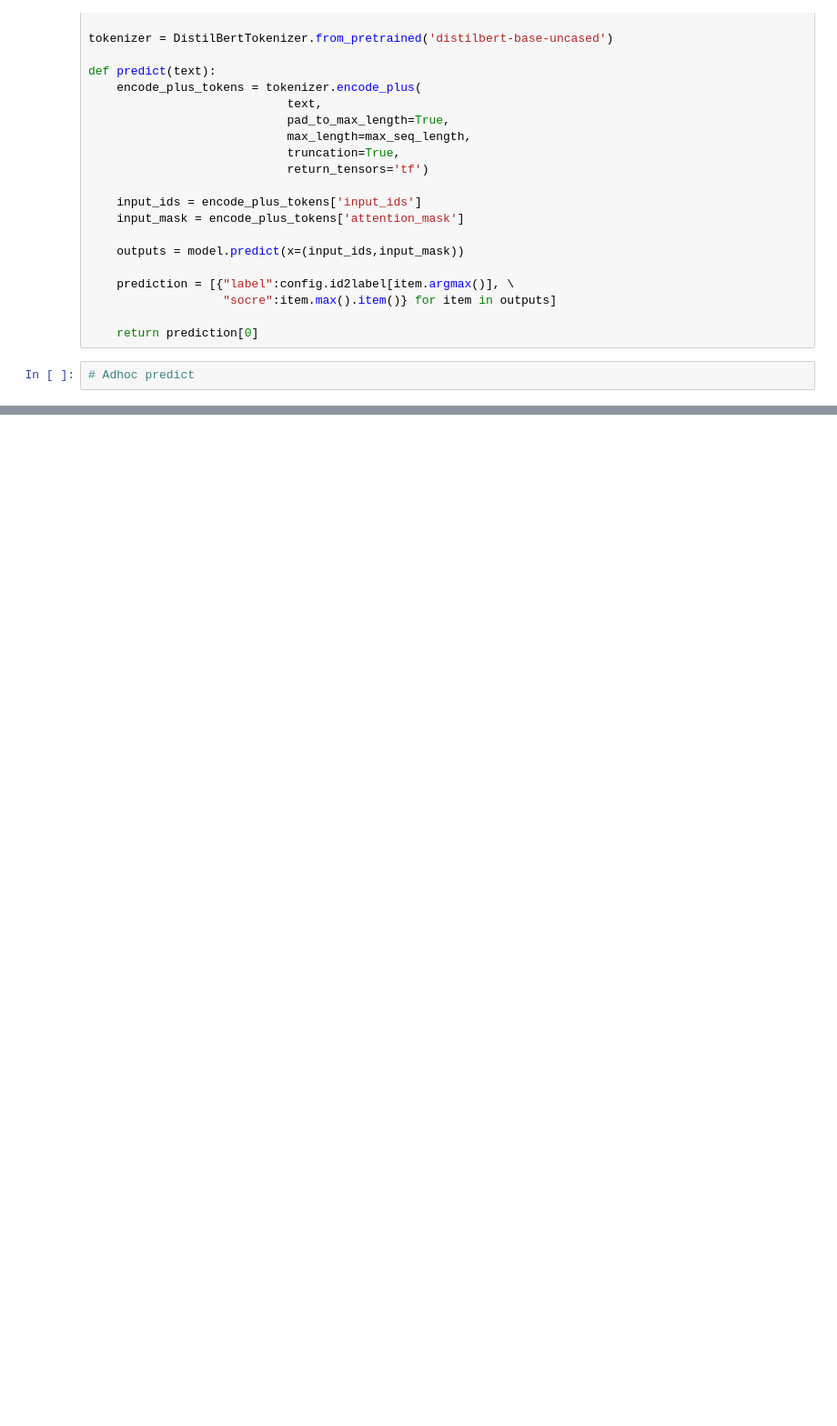
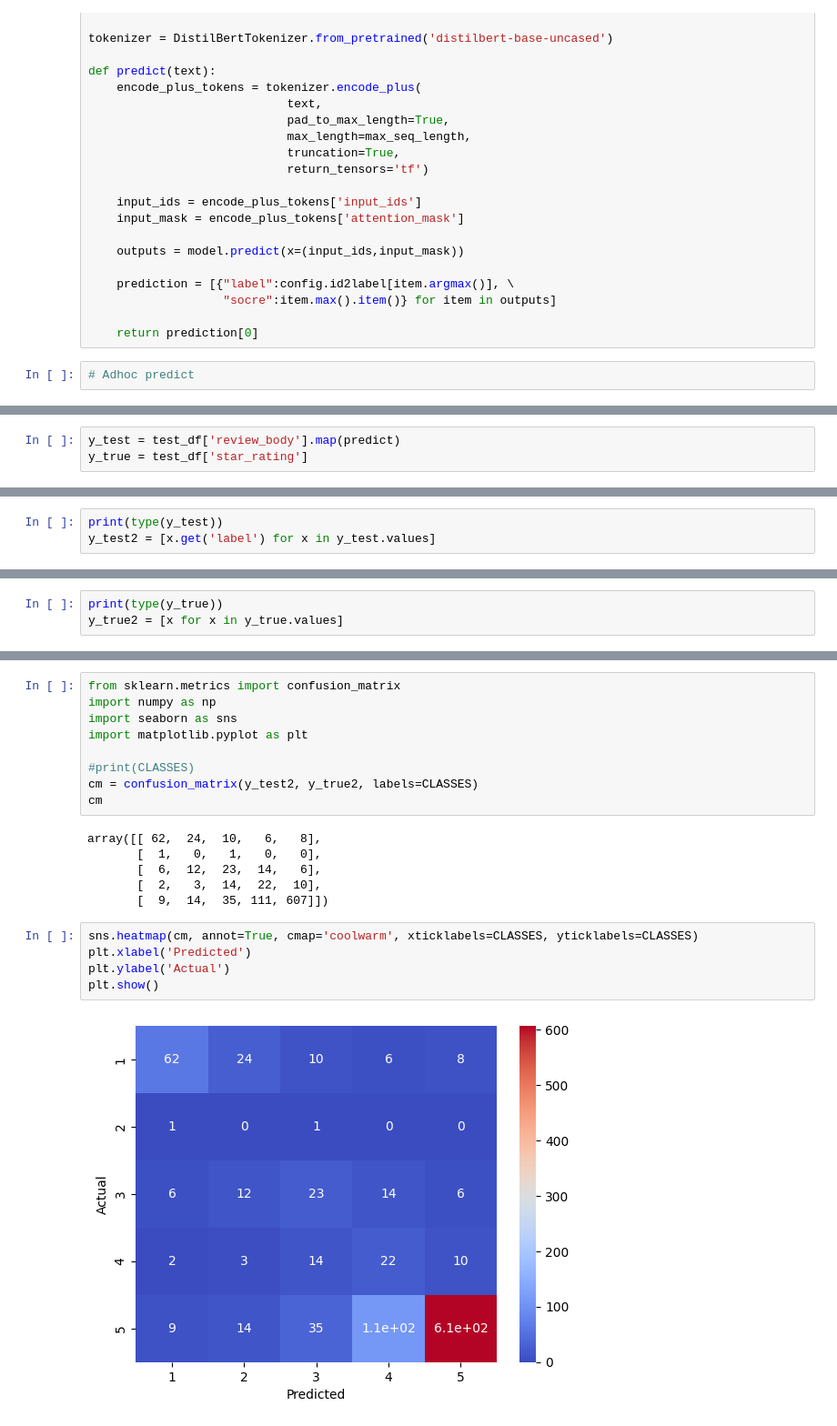
Before and after one commit to developer-onizuka/MachineLearningOnAWS, a Jupyter notebook: Fine-Tuning.ipynb, the cells around one changed output, grey strips where cells are left out. Shown at 91% size. Cells and saved outputs as stored; diff of their text form; blank space fills up the shorter version.

```diff
--- a/Fine-Tuning.ipynb
+++ b/Fine-Tuning.ipynb
@@ -386,0 +411,3 @@ plot_accracy(history)
+# %%
+y_test = test_df['review_body'].map(predict)
+y_true = test_df['star_rating']
@@ -386,0 +433,3 @@ plot_accracy(history)
+# %%
+print(type(y_test))
+y_test2 = [x.get('label') for x in y_test.values]
@@ -386,0 +444,3 @@ plot_accracy(history)
+# %%
+print(type(y_true))
+y_true2 = [x for x in y_true.values]
@@ -387,3 +475,25 @@ plot_accracy(history)
+# %%
+from sklearn.metrics import confusion_matrix
+import numpy as np
+import seaborn as sns
+import matplotlib.pyplot as plt
+
+#print(CLASSES)
+cm = confusion_matrix(y_test2, y_true2, labels=CLASSES)
+cm
+# %% [output]
+array([[ 62,  24,  10,   6,   8],
+       [  1,   0,   1,   0,   0],
+       [  6,  12,  23,  14,   6],
+       [  2,   3,  14,  22,  10],
+       [  9,  14,  35, 111, 607]])
+# %%
+sns.heatmap(cm, annot=True, cmap='coolwarm', xticklabels=CLASSES, yticklabels=CLASSES)
+plt.xlabel('Predicted')
+plt.ylabel('Actual')
+plt.show()
+# %% [output]
+[figure, added]
 # %%
 model.save('/mnt/tensorflow/',save_format='tf')
 # %% [output]
```
Also changed, not shown: parts of 29 cells of this notebook.
